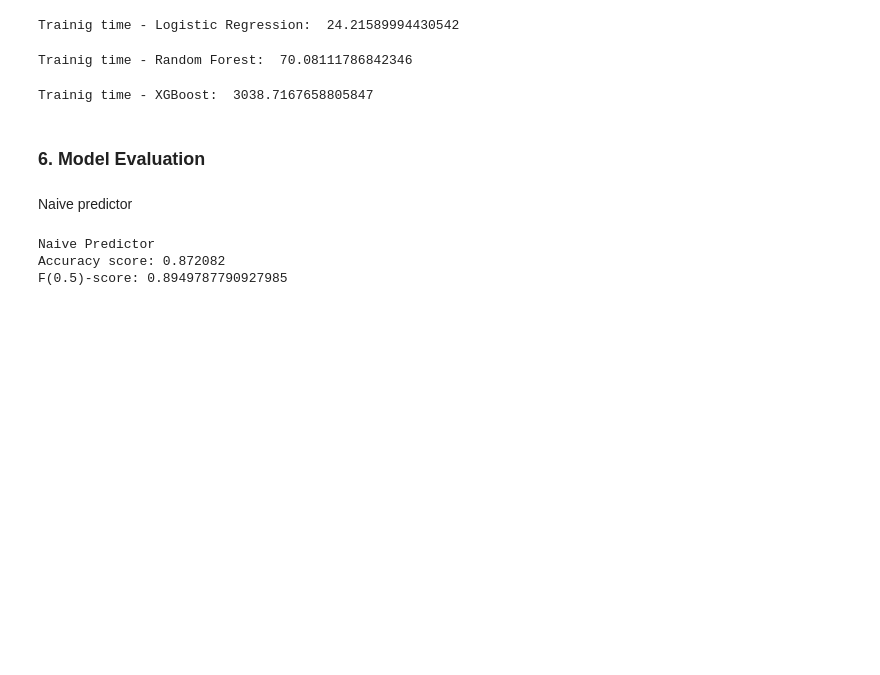
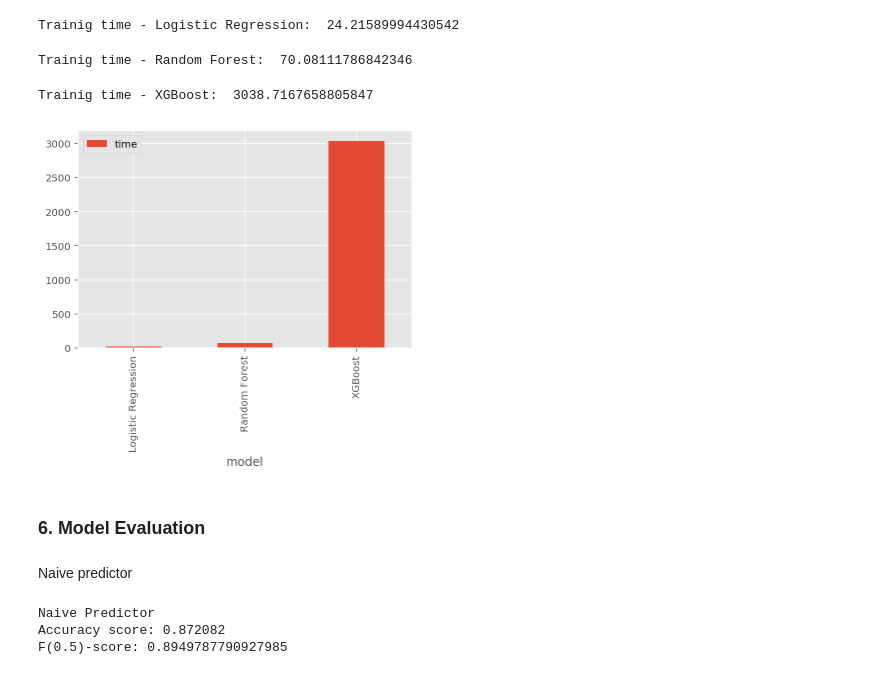
Before and after one commit to numanyilmaz/Capstone, a Jupyter notebook: Capstone.ipynb, the cells around one changed output. Cells and saved outputs as stored; diff of their text form; code cells hidden in the pictures; blank space fills up the shorter version.

```diff
--- a/Capstone.ipynb
+++ b/Capstone.ipynb
@@ -367,6 +367,15 @@ training_time = end - start
 print ("Trainig time - XGBoost: ",training_time)
 # %% [output]
 Trainig time - XGBoost:  3038.7167658805847
+# %%
+training_times = {'model': ['Logistic Regression', 'Random Forest', 'XGBoost'],
+                   'time': [24, 70, 3038]
+                 }
+training_times_df = pd.DataFrame(training_times, columns = ['model','time'])
+# %%
+training_times_df.plot('model', 'time', kind='bar');
+# %% [output]
+[figure, added]
 # %% [markdown]
 ### 6. Model Evaluation
 # %% [markdown]
```
